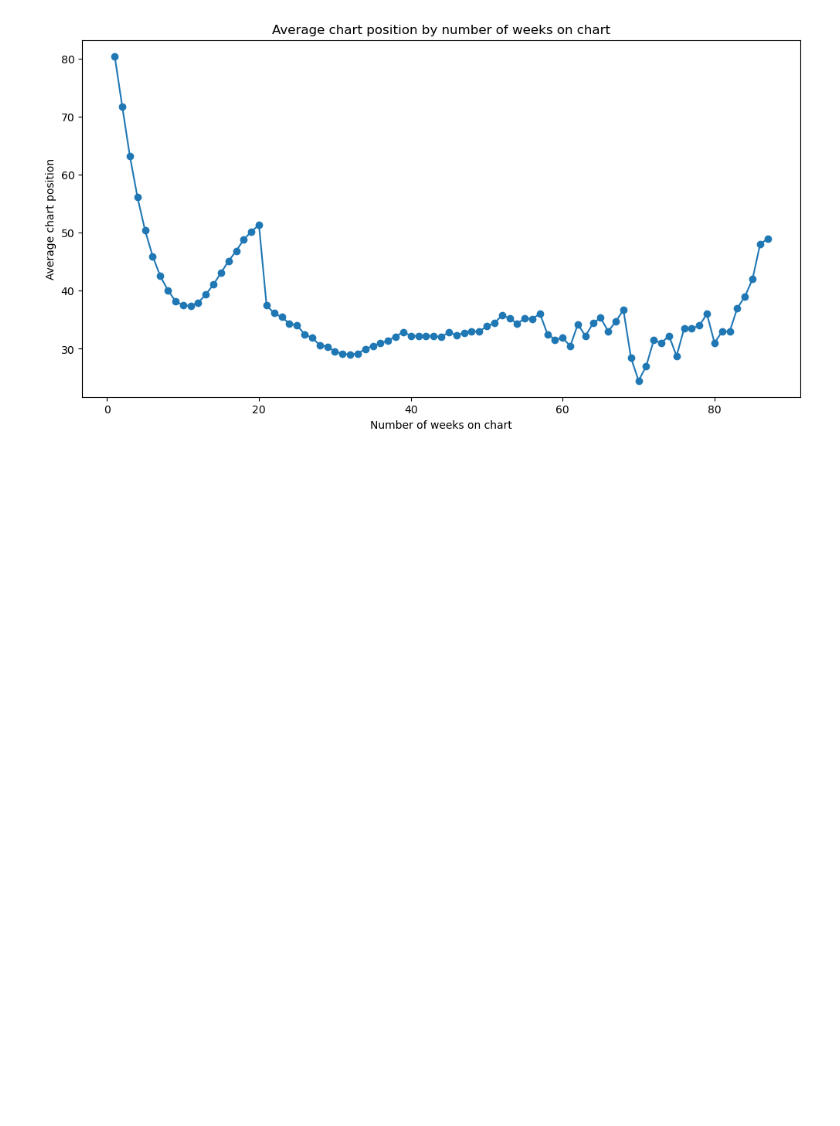
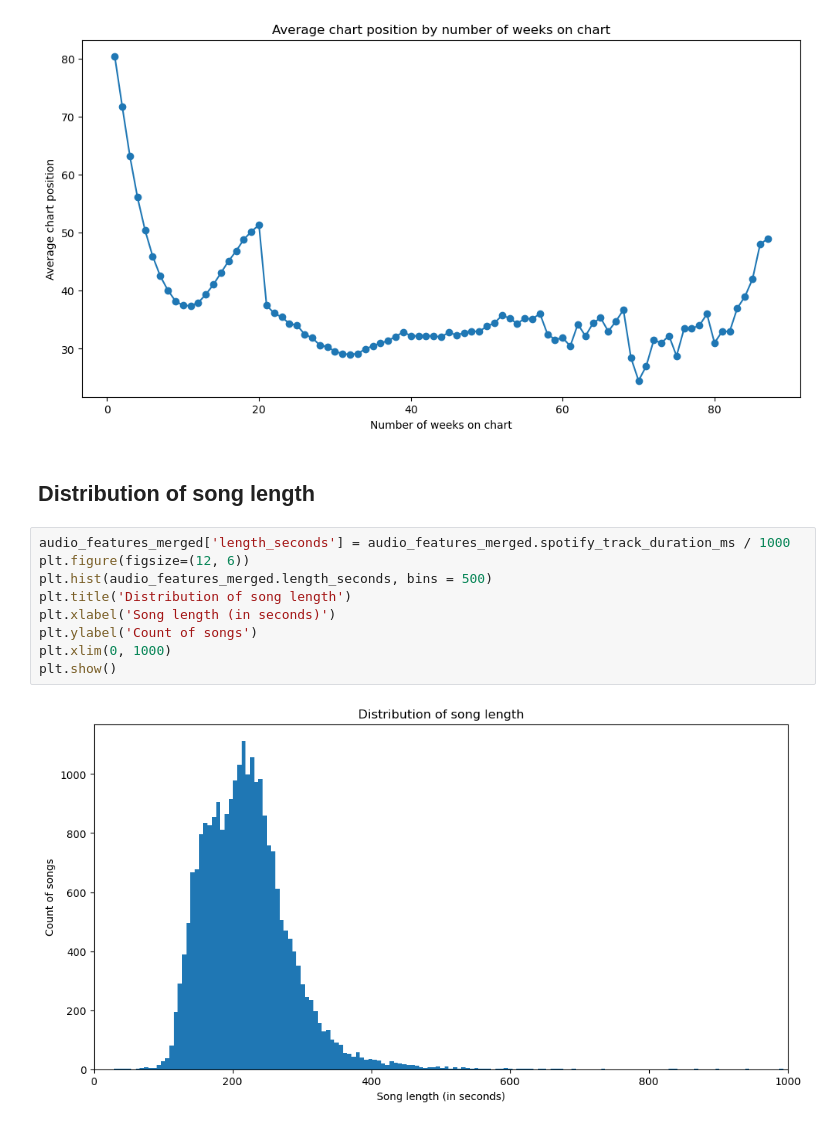
Before and after one commit to dliang5299/Spotify-Analysis, a Jupyter notebook: Deric_EDA.ipynb, the cells around one changed output. Cells and saved outputs as stored; diff of their text form; blank space fills up the shorter version.

```diff
--- a/Deric_EDA.ipynb
+++ b/Deric_EDA.ipynb
@@ -214,3 +214,16 @@ plt.ylabel('Average chart position')
 plt.show()
 # %% [output]
 [figure]
+# %% [markdown]
+## Distribution of song length
+# %%
+audio_features_merged['length_seconds'] = audio_features_merged.spotify_track_duration_ms / 1000
+plt.figure(figsize=(12, 6))
+plt.hist(audio_features_merged.length_seconds, bins = 500)
+plt.title('Distribution of song length')
+plt.xlabel('Song length (in seconds)')
+plt.ylabel('Count of songs')
+plt.xlim(0, 1000)
+plt.show()
+# %% [output]
+[figure, added]
```
